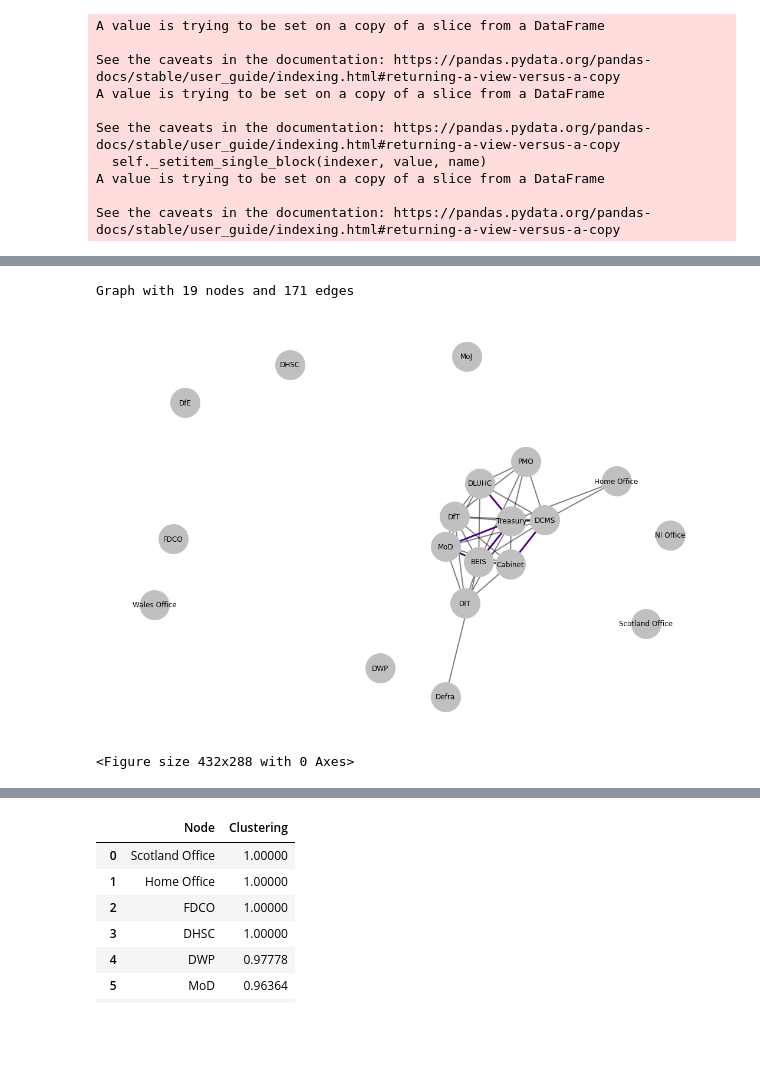
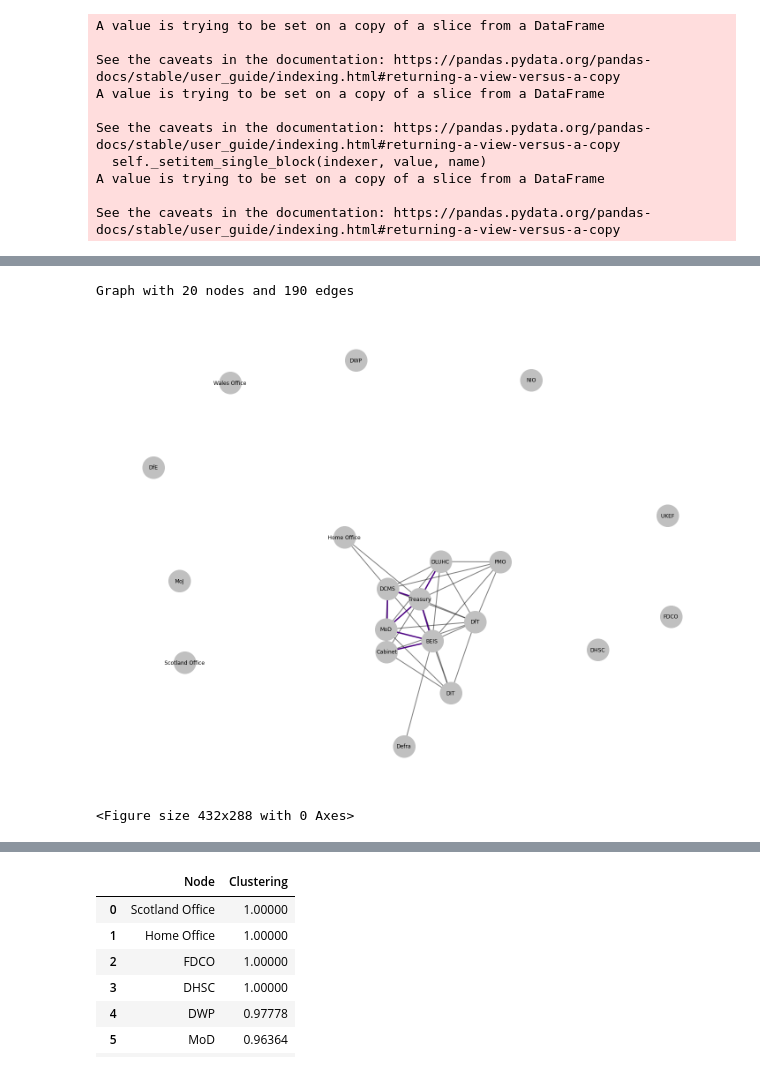
Before and after one commit to adammuhtar/nlp-networks-uk-econ-strategies, a Jupyter notebook: UK_Economic_Strategy_Text_and_Network_Analysis.ipynb, the cells around one changed output, grey strips where cells are left out. Drawn from its saved outputs; the diff is of its cells as text; code cells hidden in the pictures; blank space fills up the shorter version.

```diff
--- a/UK_Economic_Strategy_Text_and_Network_Analysis.ipynb
+++ b/UK_Economic_Strategy_Text_and_Network_Analysis.ipynb
@@ -1403,7 +1393,7 @@ ukis_ministries_net = pd.DataFrame(
 )
 
 
-# Populating dataframe with average non-zero policy pairs
+# Populating dataframe with instances of non-zero policy pairs
 row = 0
 for i in range(0, len(ukis_ministries.columns) - 1):
     for j in range(i, len(ukis_ministries.columns) - 1):
@@ -1418,34 +1408,24 @@ for i in range(0, len(ukis_ministries.columns) - 1):
 ukis_ministries_net["edge"] = ukis_ministries_net["edge"]/len(ukis_term_frequency.index)
 
 
-# Shortening/abbreviating minsitry names
-ukis_ministries_net = ukis_ministries_net.replace("cabinet office", "Cabinet", regex = True)
-ukis_ministries_net = ukis_ministries_net.replace("department for business energy and industrial strategy", "BEIS", regex = True)
-ukis_ministries_net = ukis_ministries_net.replace("department for digital culture media sport", "DCMS", regex = True)
-ukis_ministries_net = ukis_ministries_net.replace("department for education", "DfE", regex = True)
-ukis_ministries_net = ukis_ministries_net.replace("department for environment food rural affairs", "Defra", regex = True)
-ukis_ministries_net = ukis_ministries_net.replace("department for international trade", "DIT", regex = True)
-ukis_ministries_net = ukis_ministries_net.replace("department for transport", "DfT", regex = True)
-ukis_ministries_net = ukis_ministries_net.replace("department for levelling up housing and communities", "DLUHC", regex = True)
-ukis_ministries_net = ukis_ministries_net.replace("department for work pensions", "DWP", regex = True)
-ukis_ministries_net = ukis_ministries_net.replace("department of health and social care", "DHSC", regex = True)
-ukis_ministries_net = ukis_ministries_net.replace("foreign commonwealth development office", "FDCO", regex = True)
-ukis_ministries_net = ukis_ministries_net.replace("hm treasury", "Treasury", regex = True)
-ukis_ministries_net = ukis_ministries_net.replace("home office", "Home Office", regex = True)
-ukis_ministries_net = ukis_ministries_net.replace("ministry of defence", "MoD", regex = True)
-ukis_ministries_net = ukis_ministries_net.replace("ministry of justice", "MoJ", regex = True)
-ukis_ministries_net = ukis_ministries_net.replace("ministry of justice", "MoJ", regex = True)
-ukis_ministries_net = ukis_ministries_net.replace("northern ireland office", "NI Office", regex = True)
-ukis_ministries_net = ukis_ministries_net.replace("office of the secretary of state for scotland", "Scotland Office", regex = True)
-ukis_ministries_net = ukis_ministries_net.replace("office of the secretary of state for wales", "Wales Office", regex = True)
-ukis_ministries_net = ukis_ministries_net.replace("prime ministers office 10 downing street", "PMO", regex = True)
-ukis_ministries_net = ukis_ministries_net.replace("uk export finance", "UKEF", regex = True)
-
-
 # Remove edges with value 0 and sort dataframe by weighted edges
 ukis_ministries_net = ukis_ministries_net.sort_values(
     "edge", ascending = False
 )
+ukis_ministries_net.reset_index(drop = True, inplace = True)
+
+
+# Shortening/abbreviating minsitry names
+abbr = [
+        "Cabinet", "BEIS", "DCMS", "DfE", "Defra", "DIT", "DLUHC", "DfT",
+        "DWP", "DHSC", "FDCO", "Treasury", "Home Office", "MoD", "MoJ", "NIO",
+        "Scotland Office", "Wales Office", "PMO", "UKEF"
+]
+
+for i in range(0, len(abbr)):
+    ukis_ministries_net = ukis_ministries_net.replace(
+        ministries_list[i], abbr[i], regex = True
+    )
 # %% [output]
 A value is trying to be set on a copy of a slice from a DataFrame
 
@@ -1562,7 +1542,7 @@ e_null = [(u, v) for (u, v, d) in ukis_network.edges(data=True) if d["edge"] ==
 
 
 # Set the width and height of the figure
-plt.figure(figsize = (15, 10))
+plt.figure(figsize = (20, 15))
 # Position configuration for all nodes; seed for reproducibility
 pos = nx.fruchterman_reingold_layout(ukis_network, weight = "edge", seed = 10, k = 0.3)
 # Generate nodes
@@ -1579,35 +1559,35 @@ nx.draw_networkx_edges(
     edge_color = "black", style = "solid"
 )
 nx.draw_networkx_edges(
     ukis_network, pos, edgelist = e_1, width = 3, alpha = 1,
     edge_color = "indigo", style = "solid",
 )
 nx.draw_networkx_edges(
     ukis_network, pos, edgelist = e_2, width = 4, alpha = 1,
     edge_color = "purple", style = "solid",
 )
 nx.draw_networkx_edges(
     ukis_network, pos, edgelist = e_3, width = 5, alpha = 1,
     edge_color = "red", style = "solid",
 )
 nx.draw_networkx_edges(
     ukis_network, pos, edgelist = e_4, width = 6, alpha = 1,
     edge_color = "orange", style = "solid",
 )
 nx.draw_networkx_edges(
     ukis_network, pos, edgelist = e_5, width = 7, alpha = 1,
     edge_color = "yellow", style = "solid",
 )
 # Label nodes
 nx.draw_networkx_labels(ukis_network, pos, font_size = 12, font_family = "sans-serif")
 # Plot configuration
 plt.axis("off")
 plt.tight_layout()
 plt.show()
 plt.savefig("/content/ukis_network.jpg", format = "jpeg", dpi = 300)
 # %% [output]
-Graph with 19 nodes and 171 edges
+Graph with 20 nodes and 190 edges
-[figure, old version]
+[figure, new version]
 <Figure size 432x288 with 0 Axes>
 # %%
 #@title Node-degree barplot
```
Also changed, not shown: parts of 9 cells of this notebook.
